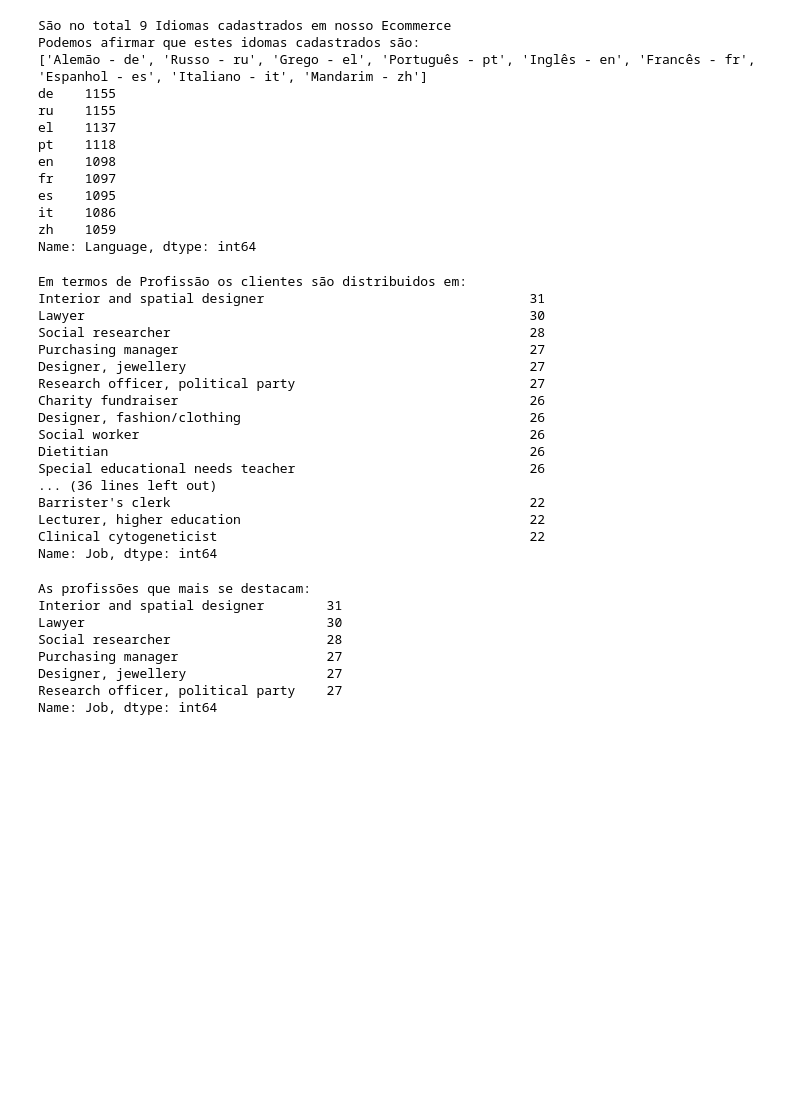
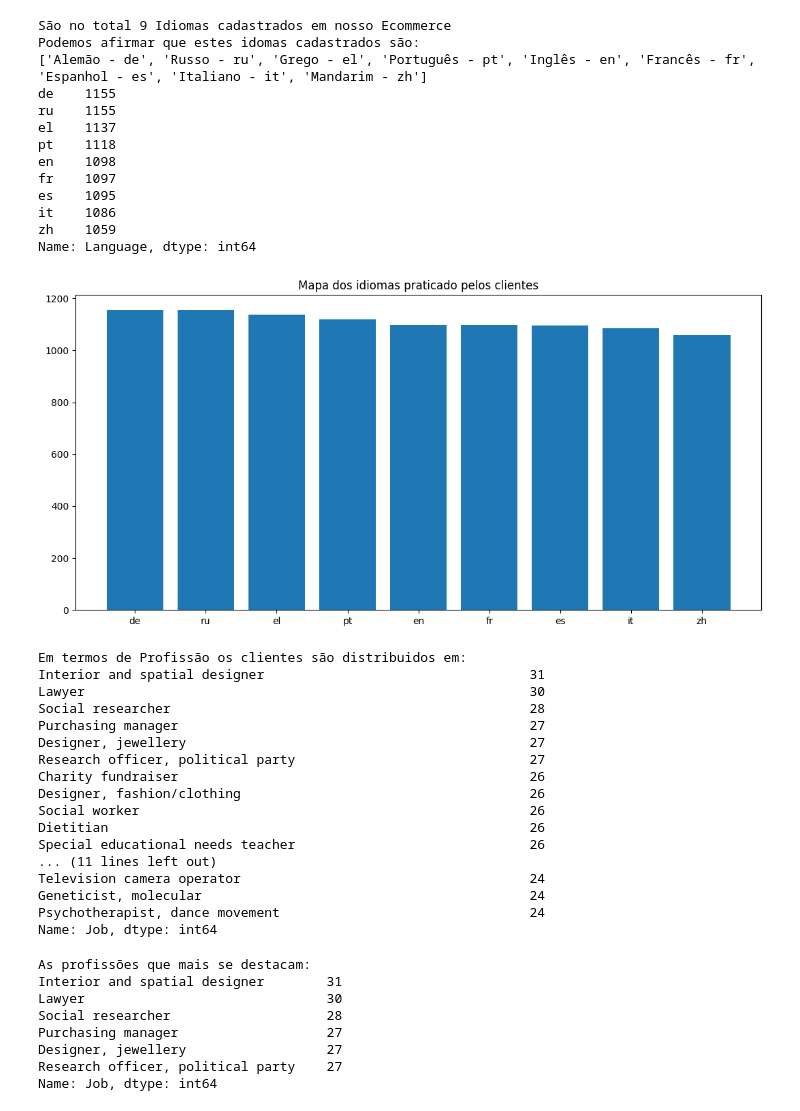
Before and after one commit to Gcango/Ecommerce_Analise, a Jupyter notebook: Exploração_Analise_dados_Ecomm.ipynb, the cells around one changed output. Saved outputs shown, nothing was run; the diff lists cells and outputs as text; code cells hidden in the pictures; blank space fills up the shorter version.

```diff
--- a/Exploração_Analise_dados_Ecomm.ipynb
+++ b/Exploração_Analise_dados_Ecomm.ipynb
@@ -139,10 +139,18 @@ es    1095
 it    1086
 zh    1059
 Name: Language, dtype: int64
+# %%
+plt.figure(figsize=(13,6))
+plt.bar(idiomas.index, idiomas.values)
+#plt.xticks(rotation=90)
+plt.title('Mapa dos idiomas praticado pelos clientes')
+plt.show()
+# %% [output]
+[figure, added]
 # %%
 #4) - Como podemos caraterizar os clientes quanto a sua profissão?
 # %%
-profissao = dados['Job'].value_counts().head(50)
+profissao = dados['Job'].value_counts().head(25)
 print(f"Em termos de Profissão os clientes são distribuidos em: \n{profissao}")
 # %% [output]
 Em termos de Profissão os clientes são distribuidos em:
@@ -157,10 +165,10 @@ Designer, fashion/clothing                                     26
 Social worker                                                  26
 Dietitian                                                      26
 Special educational needs teacher                              26
-... (36 lines left out)
-Barrister's clerk                                              22
-Lecturer, higher education                                     22
-Clinical cytogeneticist                                        22
+... (11 lines left out)
+Television camera operator                                     24
+Geneticist, molecular                                          24
+Psychotherapist, dance movement                                24
 Name: Job, dtype: int64
 # %%
 print(f"As profissões que mais se destacam: \n{profissao.iloc[0:6]}")
```
Also changed, not shown: parts of 27 cells of this notebook.
